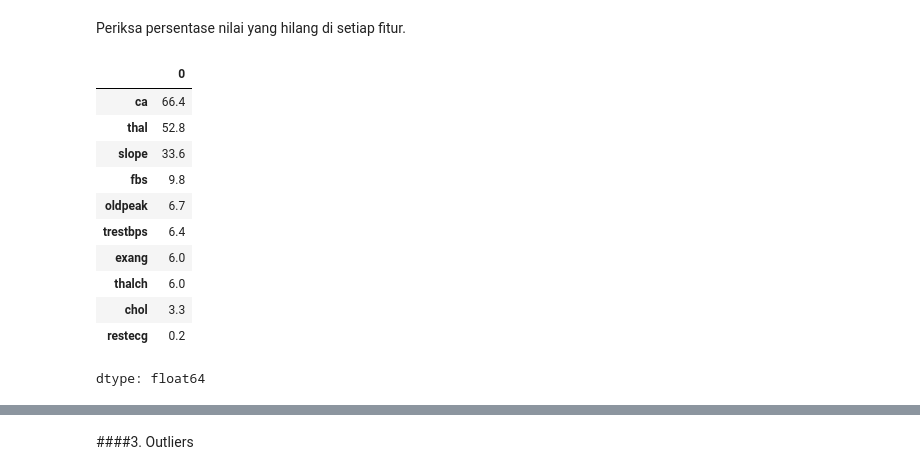
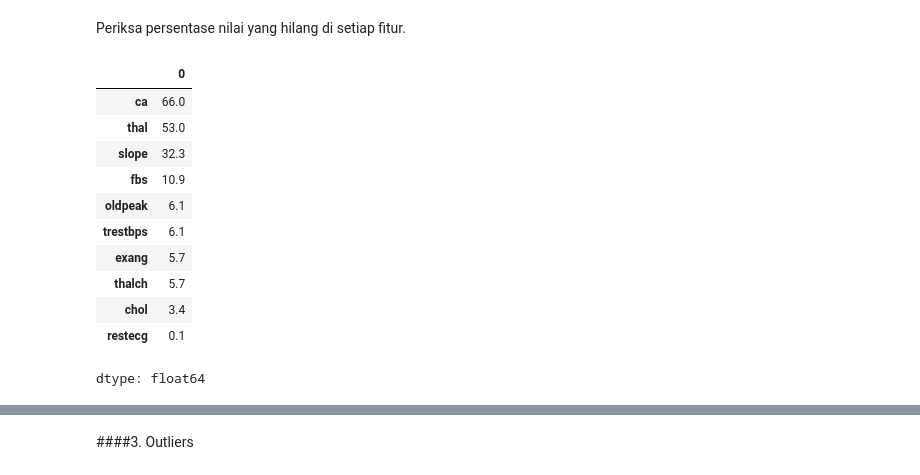
Before and after one commit to Rizki-Kidut/Eksperimen_SML_Rizki-Hidayat, a Jupyter notebook: Pre-processing/Eksperimen_SML_Rizki_Hidayat.ipynb, the cells around one changed output, grey strips where cells are left out. Cells and saved outputs as stored; diff of their text form; code cells hidden in the pictures.

```diff
--- a/Pre-processing/Eksperimen_SML_Rizki_Hidayat.ipynb
+++ b/Pre-processing/Eksperimen_SML_Rizki_Hidayat.ipynb
@@ -533,0 +533,15 @@ p-value for slope: 6.10061701015126e-19
+# %%
+target_col = 'num'
+numeric_cols = ['age', 'trestbps', 'chol', 'thalch', 'oldpeak', 'ca']
+categorical_cols = ['sex', 'cp', 'fbs', 'restecg', 'exang', 'slope', 'thal']
+# %%
+X = heart_data.drop(columns=[target_col])
+y = heart_data[target_col]
+
+X_train, X_test, y_train, y_test = train_test_split(X, y, test_size=0.2, random_state=42)
+
+X_train_clean = X_train.copy()
+X_test_clean = X_test.copy()
+
+print(f"Ukuran Data Training: {X_train_clean.shape}")
+print(f"Ukuran Data Testing: {X_test_clean.shape}")
@@ -555,17 +589,17 @@ dtype: int64
 # %% [markdown]
 Periksa persentase nilai yang hilang di setiap fitur.
 # %%
-round((heart_data.isnull().sum()[heart_data.isnull().sum()>0]/len(heart_data)*100),1).sort_values(ascending=False)
+round((X_train_clean.isnull().sum()[X_train_clean.isnull().sum()>0]/len(X_train_clean)*100),1).sort_values(ascending=False)
 # %% [output]
 |  | 0 |
-| ca | 66.4 |
-| thal | 52.8 |
-| slope | 33.6 |
-| fbs | 9.8 |
-| oldpeak | 6.7 |
-| trestbps | 6.4 |
-| exang | 6.0 |
-| thalch | 6.0 |
-| chol | 3.3 |
-| restecg | 0.2 |
+| ca | 66.0 |
+| thal | 53.0 |
+| slope | 32.3 |
+| fbs | 10.9 |
+| oldpeak | 6.1 |
+| trestbps | 6.1 |
+| exang | 5.7 |
+| thalch | 5.7 |
+| chol | 3.4 |
+| restecg | 0.1 |
 dtype: float64
```
Also changed, not shown: parts of 45 cells of this notebook, 3 other files.
